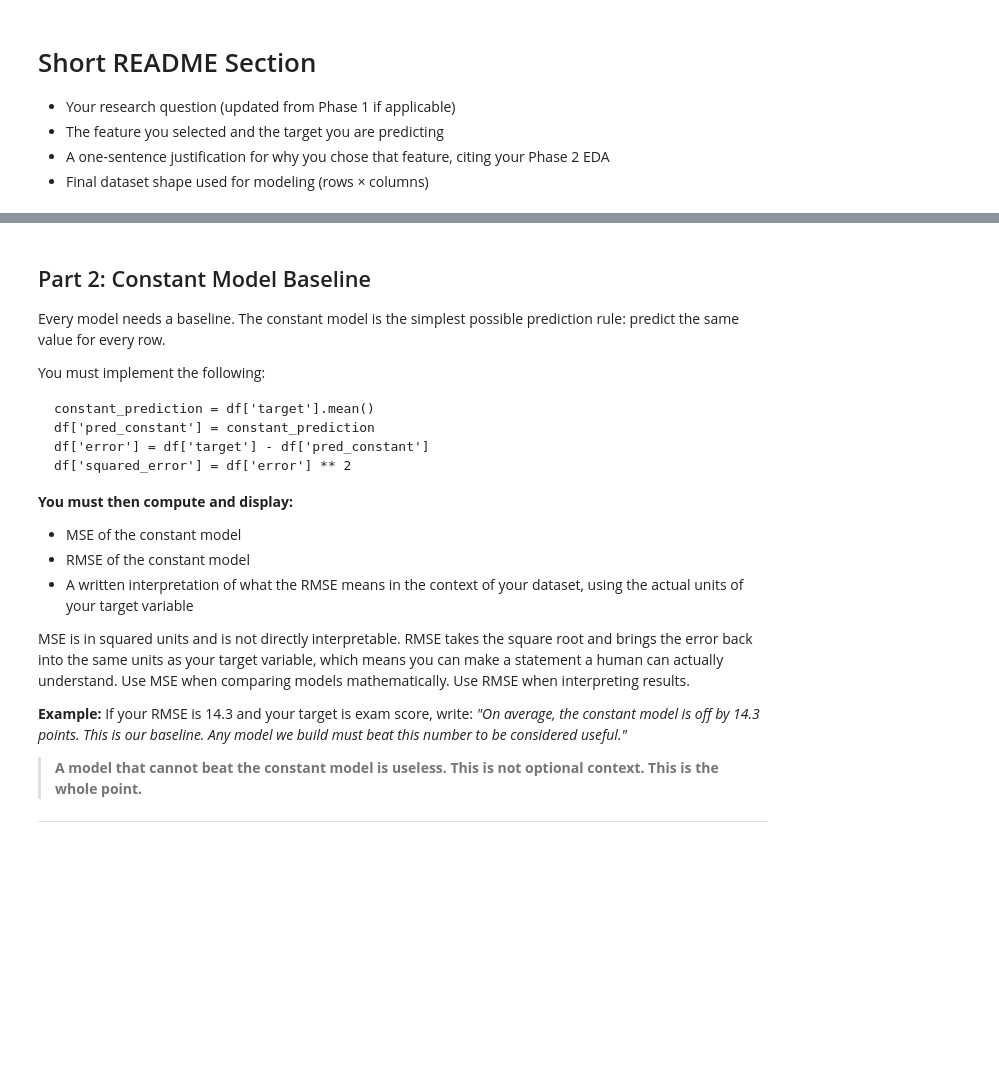
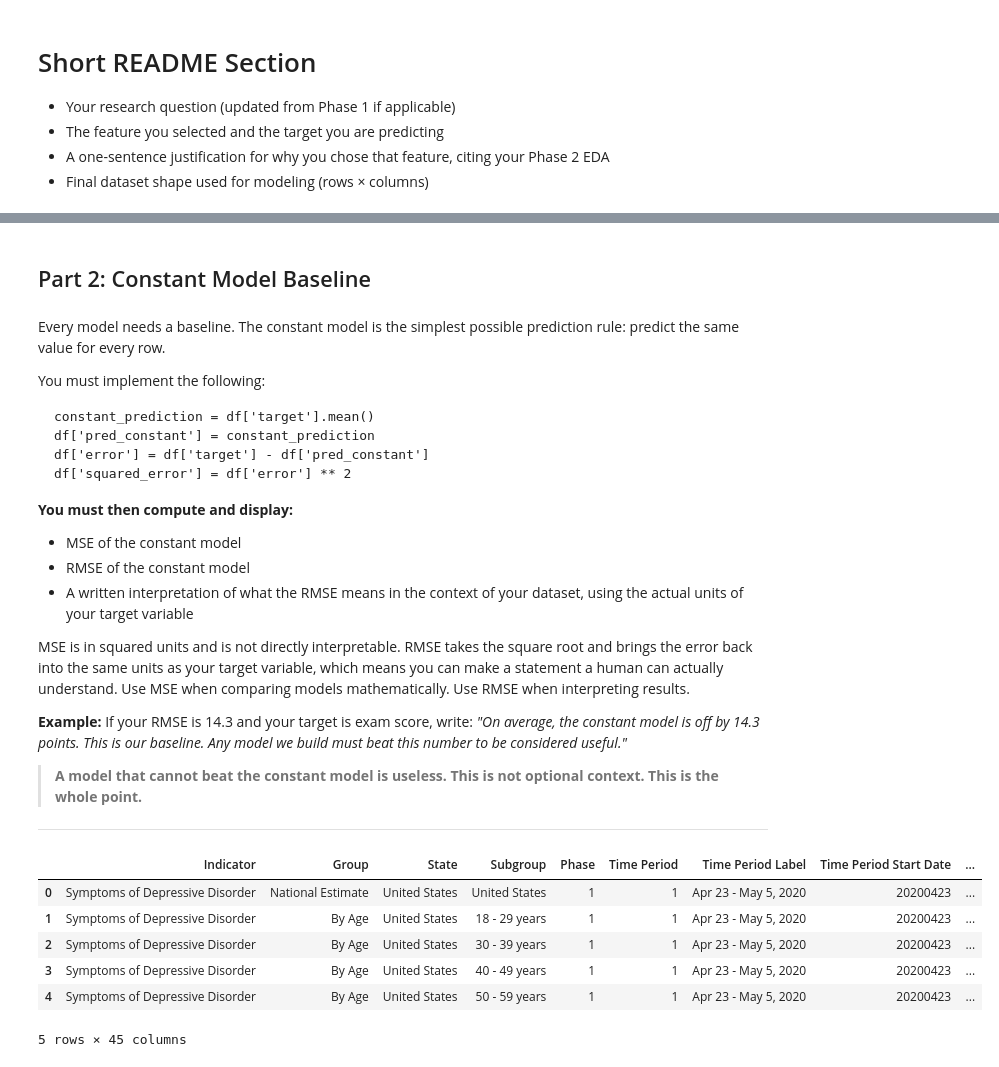
Before and after one commit to Dominicdaniel86/Data-Science, a Jupyter notebook: jupyter/project-phase3.ipynb, the cells around one changed output, grey strips where cells are left out. Cells and saved outputs as stored; diff of their text form; code cells hidden in the pictures; blank space fills up the shorter version.

Commit message:
Some implementations and updates added to project-phase3

```diff
--- a/jupyter/project-phase3.ipynb
+++ b/jupyter/project-phase3.ipynb
@@ -54,6 +64,6 @@ This is required. If your Phase 2 EDA did not reveal a useful feature, you must
+# %% [markdown]
+## Part 2: Constant Model Baseline
 # %% [markdown]
-
-## Part 2: Constant Model Baseline
 
 Every model needs a baseline. The constant model is the simplest possible prediction rule: predict the same value for every row.
 
@@ -76,3 +86,18 @@ MSE is in squared units and is not directly interpretable. RMSE takes the square
 > **A model that cannot beat the constant model is useless. This is not optional context. This is the whole point.**
 
 ---
+# %%
+# Get the mean for the target = Value
+constant_prediction = df['Value'].mean()
+df['Constant_Prediction'] = constant_prediction
+df['Prediction Error'] = df['Value'] - df['Constant_Prediction']
+df['Squared Error'] = df['Prediction Error'] ** 2
+df.head()
+# %% [output]
+|  | Indicator | Group | State | Subgroup | Phase | Time Period | Time Period Label | Time Period Start Date | ... |
+| 0 | Symptoms of Depressive Disorder | National Estimate | United States | United States | 1 | 1 | Apr 23 - May 5, 2020 | 20200423 | ... |
+| 1 | Symptoms of Depressive Disorder | By Age | United States | 18 - 29 years | 1 | 1 | Apr 23 - May 5, 2020 | 20200423 | ... |
+| 2 | Symptoms of Depressive Disorder | By Age | United States | 30 - 39 years | 1 | 1 | Apr 23 - May 5, 2020 | 20200423 | ... |
+| 3 | Symptoms of Depressive Disorder | By Age | United States | 40 - 49 years | 1 | 1 | Apr 23 - May 5, 2020 | 20200423 | ... |
+| 4 | Symptoms of Depressive Disorder | By Age | United States | 50 - 59 years | 1 | 1 | Apr 23 - May 5, 2020 | 20200423 | ... |
+5 rows × 45 columns
```
Also changed, not shown: parts of 29 cells of this notebook.
